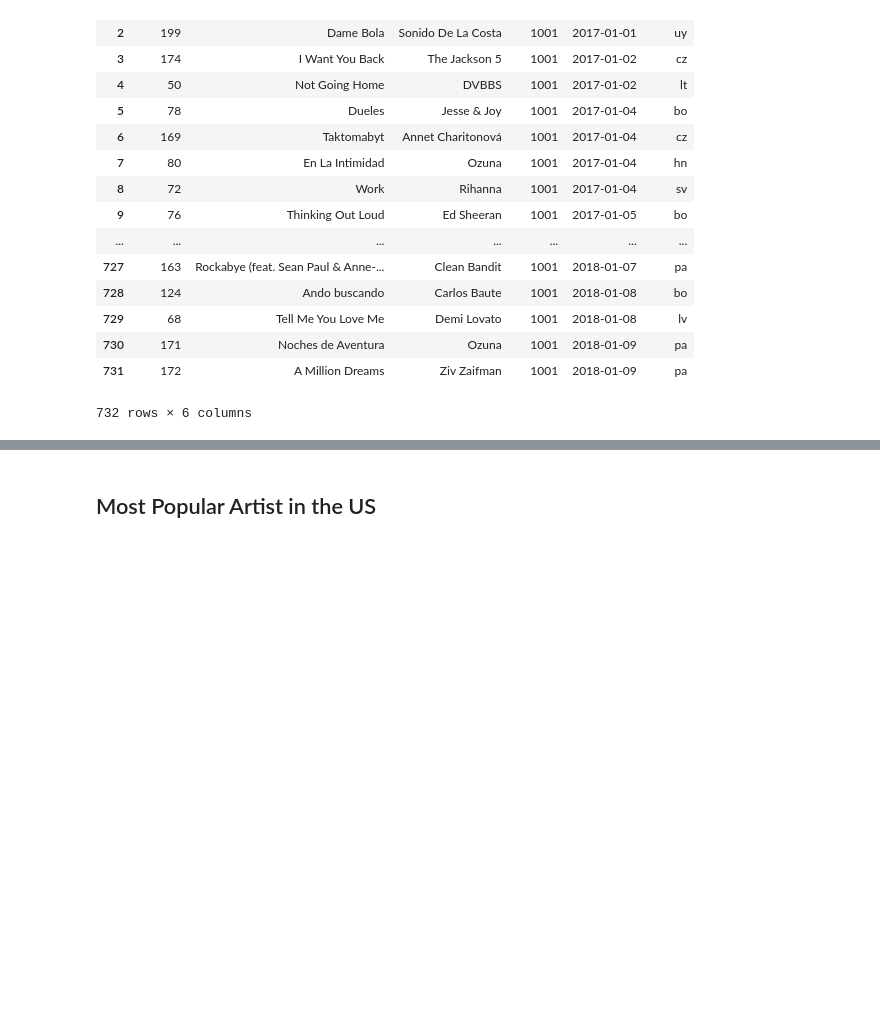
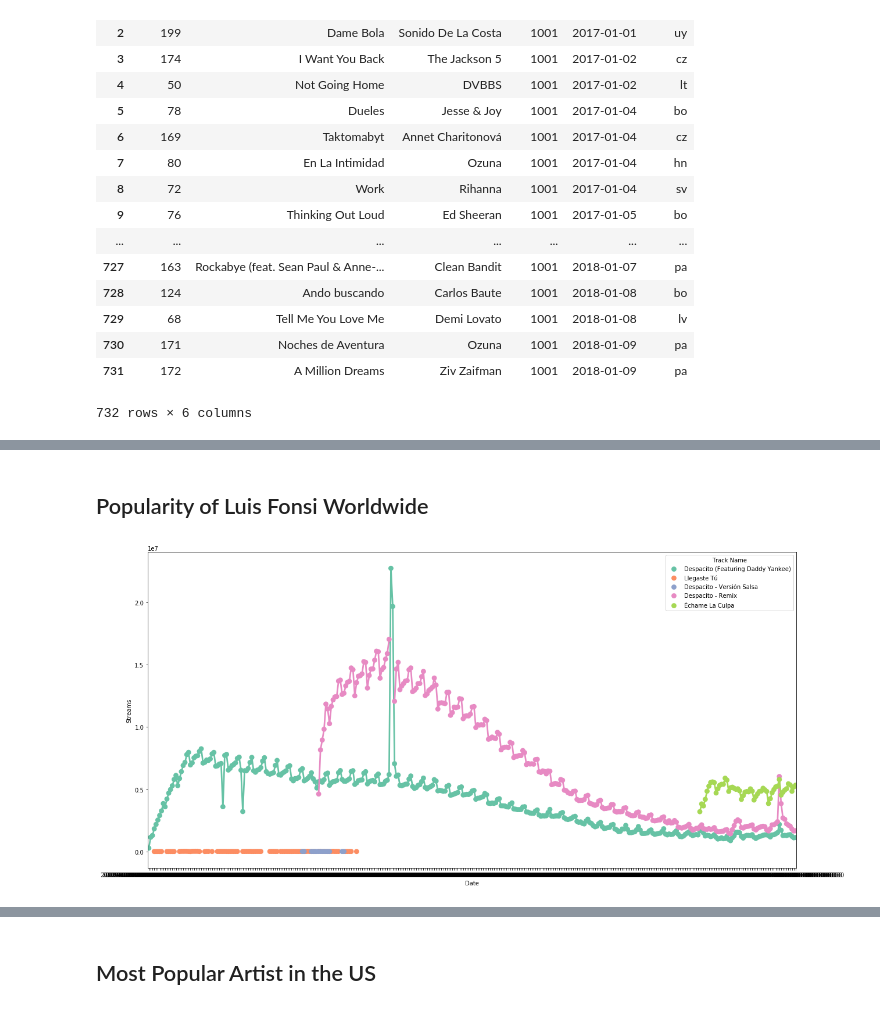
Before and after one commit to adisrivatsan/PopularSongs, a Jupyter notebook: Spotify.ipynb, the cells around one changed output, grey strips where cells are left out. Cells and saved outputs as stored; diff of their text form; code cells hidden in the pictures; blank space fills up the shorter version.

```diff
--- a/Spotify.ipynb
+++ b/Spotify.ipynb
@@ -98,0 +116,14 @@ least_popular_df.sort_values(['Date', 'Region']).reset_index(drop = True)
+# %% [markdown]
+## Popularity of Luis Fonsi Worldwide
+# %%
+query = songs_df['Artist'] == 'Luis Fonsi'
+luis_fonsi_position = songs_df[query].groupby(['Date', 'Track Name'])['Streams'].sum().reset_index()
+
+plt.figure(figsize = (20,10))
+ax = plt.subplot(1,1,1)
+ax = sns.pointplot(x = 'Date', y = "Streams", hue = "Track Name", \
+                   data = luis_fonsi_streams, palette="Set2", ax = ax)
+
+plt.show()
+# %% [output]
+[figure, added]
```
Also changed, not shown: parts of 18 cells of this notebook.
